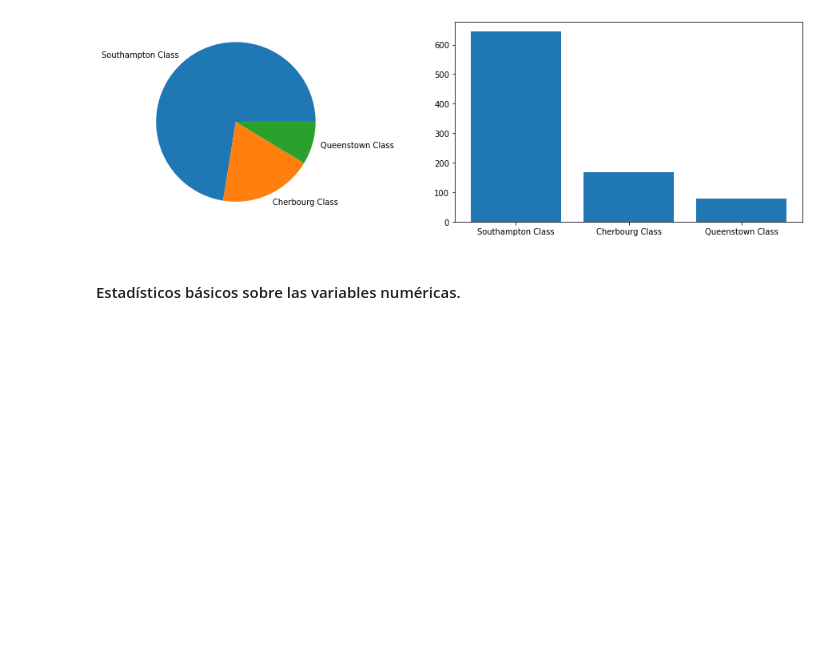
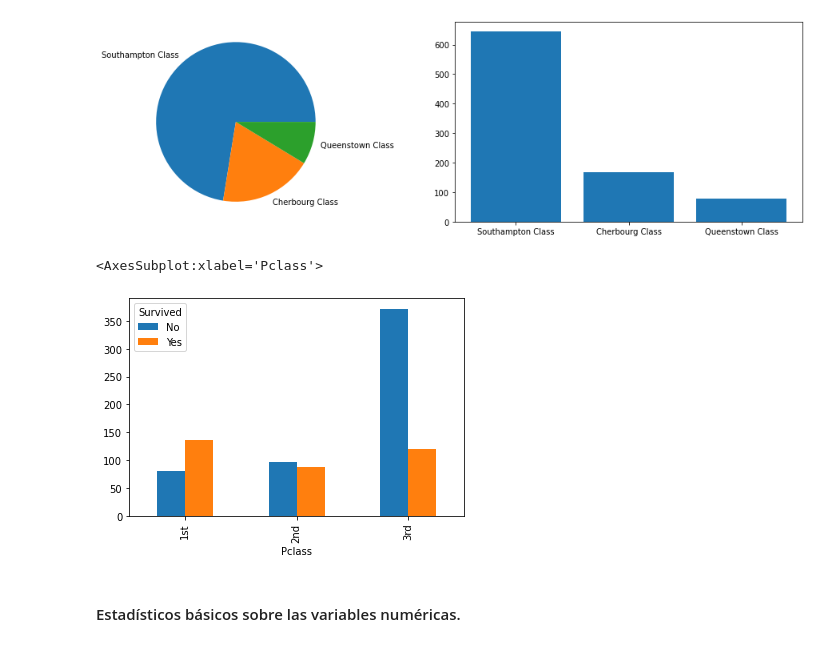
Before and after one commit to yanaySG/proyecto_python_AFI, a Jupyter notebook: Ejercicio3_Titanic.ipynb, the cells around one changed output. Saved outputs shown, nothing was run; the diff lists cells and outputs as text; code cells hidden in the pictures; blank space fills up the shorter version.

Commit message:
ex3 titanic exploratory analysis categorical variables

```diff
--- a/Ejercicio3_Titanic.ipynb
+++ b/Ejercicio3_Titanic.ipynb
@@ -195,5 +195,12 @@ categorical_var_analysis("Embarked")
 | Cherbourg Class | 168 | 18.86 % | 91.13 % |
 | Queenstown Class | 77 | 8.64 % | 99.78 % |
 [figure]
+# %%
+pd.crosstab(index=titanic['Survived'], columns=titanic['Pclass'], margins=False)
+pd.crosstab(index=titanic['Survived'], columns=titanic['Pclass'],margins=True).apply(lambda x: x/len(titanic) * 100, axis=1)
+pd.crosstab(index=titanic['Pclass'],columns=titanic['Survived']).plot(kind='bar')
+# %% [output]
+<AxesSubplot:xlabel='Pclass'>
+[figure, added]
 # %% [markdown]
 #### Estadísticos básicos sobre las variables numéricas.
```
Also changed, not shown: parts of 4 cells of this notebook.
